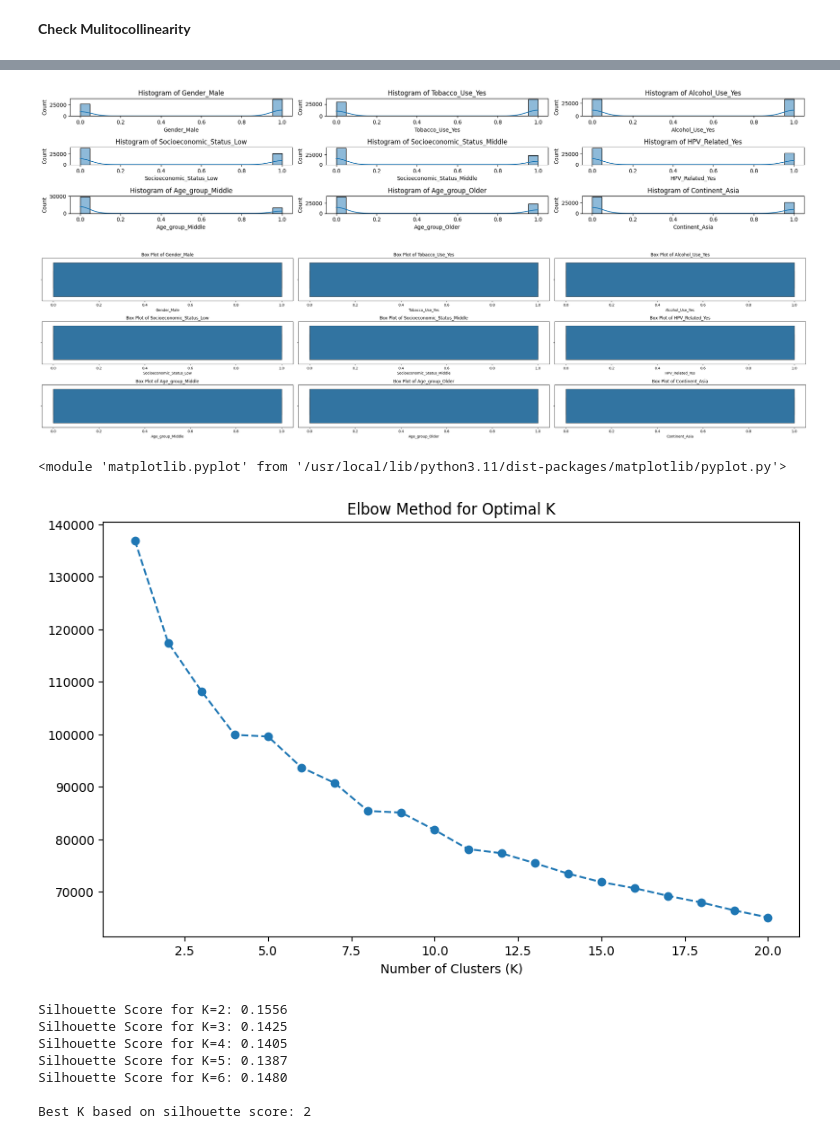
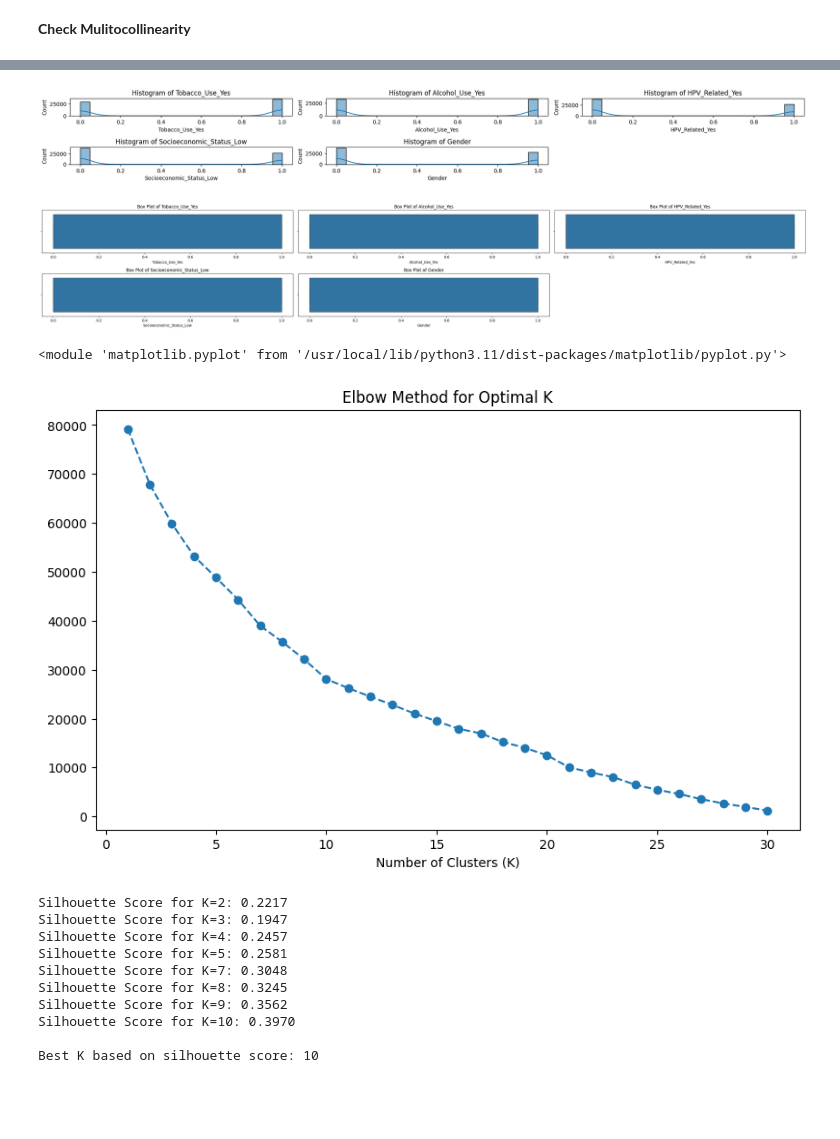
Before and after one commit to tharushaliyanagama/OralCancerEarlyDetection-DSGP, a Jupyter notebook: Patient_Risk_Segmentation.ipynb, the cells around one changed output, grey strips where cells are left out. Saved outputs shown, nothing was run; the diff lists cells and outputs as text; code cells hidden in the pictures; blank space fills up the shorter version.

```diff
--- a/Patient_Risk_Segmentation.ipynb
+++ b/Patient_Risk_Segmentation.ipynb
@@ -25,7 +25,7 @@ drive.mount('/content/drive')
 Mounted at /content/drive
 # %%
 #Load The Dataset
-data=pd.read_csv("/content/drive/MyDrive/DSGP/Siyumi/Modelnew/new/preprocessed_new_dataset.csv")
+data=pd.read_csv("/content/drive/MyDrive/DSGP/New/preprocessed_new_dataset.csv")
 # %%
 data.head()
 # %% [output]
@@ -78,6 +80,6 @@ plt.show()
 # %%
 #Feature selection for clustering
-features = ['Gender_Male','Tobacco_Use_Yes', 'Alcohol_Use_Yes','Socioeconomic_Status_Low' ,'Socioeconomic_Status_Middle','HPV_Related_Yes','Age_group_Middle','Age_group_Older','Continent_Asia']
+features = ['Tobacco_Use_Yes','Alcohol_Use_Yes','HPV_Related_Yes','Socioeconomic_Status_Low','Gender']
 X = data[features]
 # %%
 # Plot histogram for each feature
@@ -91,7 +93,7 @@ for i, feature in enumerate(features, 1):
 plt.tight_layout()
 plt.show()
 # %% [output]
-[figure, old version]
+[figure, new version]
 # %%
 # Box plot for features
 plt.figure(figsize=(30,12))
@@ -104,32 +106,32 @@ for i, feature in enumerate(features, 1):
 plt.tight_layout()
 plt.show()
 # %% [output]
-[figure, old version]
+[figure, new version]
 # %%
 from sklearn.cluster import KMeans
 import matplotlib.pyplot as plt
 
 wcss = []
 
-for k in range(1, 21):
+for k in range(1, 31):
     kmeans = KMeans(n_clusters=k, random_state=42)
     kmeans.fit(data[features])
     wcss.append(kmeans.inertia_)
 
 plt.figure(figsize=(10, 6))
-plt.plot(range(1, 21), wcss, marker='o', linestyle='--')
+plt.plot(range(1, 31), wcss, marker='o', linestyle='--')
 plt.title('Elbow Method for Optimal K')
 plt.xlabel('Number of Clusters (K)')
 plt
 # %% [output]
 <module 'matplotlib.pyplot' from '/usr/local/lib/python3.11/dist-packages/matplotlib/pyplot.py'>
-[figure, old version]
+[figure, new version]
 # %%
 from sklearn.cluster import KMeans
 from sklearn.metrics import silhouette_score
 
 # Define range of K values to test
-k_values = [2, 3, 4, 5, 6 ]
+k_values = [2,3,4,5,7,8,9,10]
 
 # Dictionary to store silhouette scores
 silhouette_scores = {}
@@ -137,7 +139,7 @@ silhouette_scores = {}
 # Loop through different values of K and compute silhouette scores
 for k in k_values:
     kmeans = KMeans(n_clusters=k, random_state=42, n_init=10)
-    cluster_labels = kmeans.fit_predict(X)  # X is your feature dataset
+    cluster_labels = kmeans.fit_predict(X)
 
     # Compute silhouette score
     score = silhouette_score(X, cluster_labels)
@@ -148,10 +150,13 @@ for k in k_values:
 best_k = max(silhouette_scores, key=silhouette_scores.get)
 print(f"\nBest K based on silhouette score: {best_k}")
 # %% [output]
-Silhouette Score for K=2: 0.1556
-Silhouette Score for K=3: 0.1425
-Silhouette Score for K=4: 0.1405
-Silhouette Score for K=5: 0.1387
-Silhouette Score for K=6: 0.1480
+Silhouette Score for K=2: 0.2217
+Silhouette Score for K=3: 0.1947
+Silhouette Score for K=4: 0.2457
+Silhouette Score for K=5: 0.2581
+Silhouette Score for K=7: 0.3048
+Silhouette Score for K=8: 0.3245
+Silhouette Score for K=9: 0.3562
+Silhouette Score for K=10: 0.3970
 
-Best K based on silhouette score: 2
+Best K based on silhouette score: 10
```
Also changed, not shown: parts of 16 cells of this notebook.
